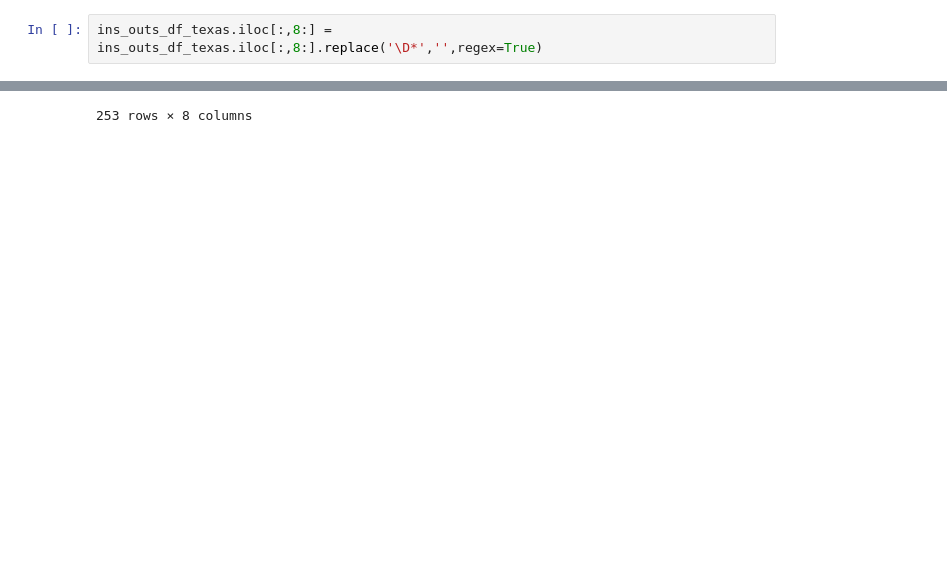
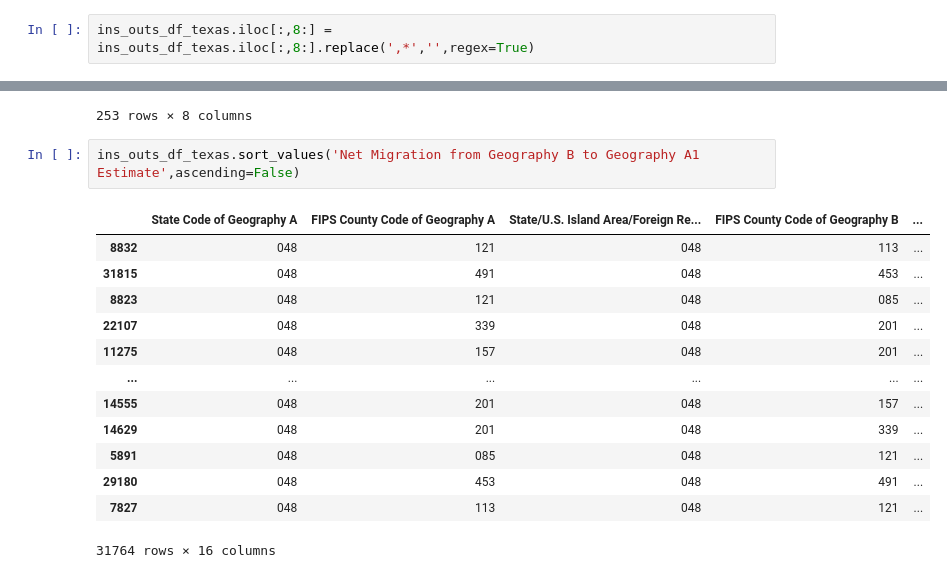
Before and after one commit to randallb15/City-Data, a Jupyter notebook: Testing.ipynb, the cells around one changed output, grey strips where cells are left out. Cells and saved outputs as stored; diff of their text form; blank space fills up the shorter version.

```diff
--- a/Testing.ipynb
+++ b/Testing.ipynb
@@ -309,7 +308,7 @@ Data columns (total 16 columns):
 dtypes: category(4), object(12)
 memory usage: 3.4+ MB
 # %%
-ins_outs_df_texas.iloc[:,8:] = ins_outs_df_texas.iloc[:,8:].replace('\D*','',regex=True)
+ins_outs_df_texas.iloc[:,8:] = ins_outs_df_texas.iloc[:,8:].replace(',*','',regex=True)
 # %%
 ins_outs_df_texas[ins_outs_df_texas == '1,094'].dropna(how='all')
 # %% [output]
@@ -353,3 +352,19 @@ ins_outs_df_texas.groupby('County Name of Geography A').sum().sort_values('Flow
 | King County | 8 | 91 | 84 | 181 | ... |
 | Kenedy County | 6 | 12 | 0 | 54 | ... |
 253 rows × 8 columns
+# %%
+ins_outs_df_texas.sort_values('Net Migration from Geography B to Geography A1 Estimate',ascending=False)
+# %% [output]
+|  | State Code of Geography A | FIPS County Code of Geography A | State/U.S. Island Area/Foreign Re... | FIPS County Code of Geography B | ... |
+| 8832 | 048 | 121 | 048 | 113 | ... |
+| 31815 | 048 | 491 | 048 | 453 | ... |
+| 8823 | 048 | 121 | 048 | 085 | ... |
+| 22107 | 048 | 339 | 048 | 201 | ... |
+| 11275 | 048 | 157 | 048 | 201 | ... |
+| ... | ... | ... | ... | ... | ... |
+| 14555 | 048 | 201 | 048 | 157 | ... |
+| 14629 | 048 | 201 | 048 | 339 | ... |
+| 5891 | 048 | 085 | 048 | 121 | ... |
+| 29180 | 048 | 453 | 048 | 491 | ... |
+| 7827 | 048 | 113 | 048 | 121 | ... |
+31764 rows × 16 columns
```
Also changed, not shown: parts of 2 cells of this notebook.
